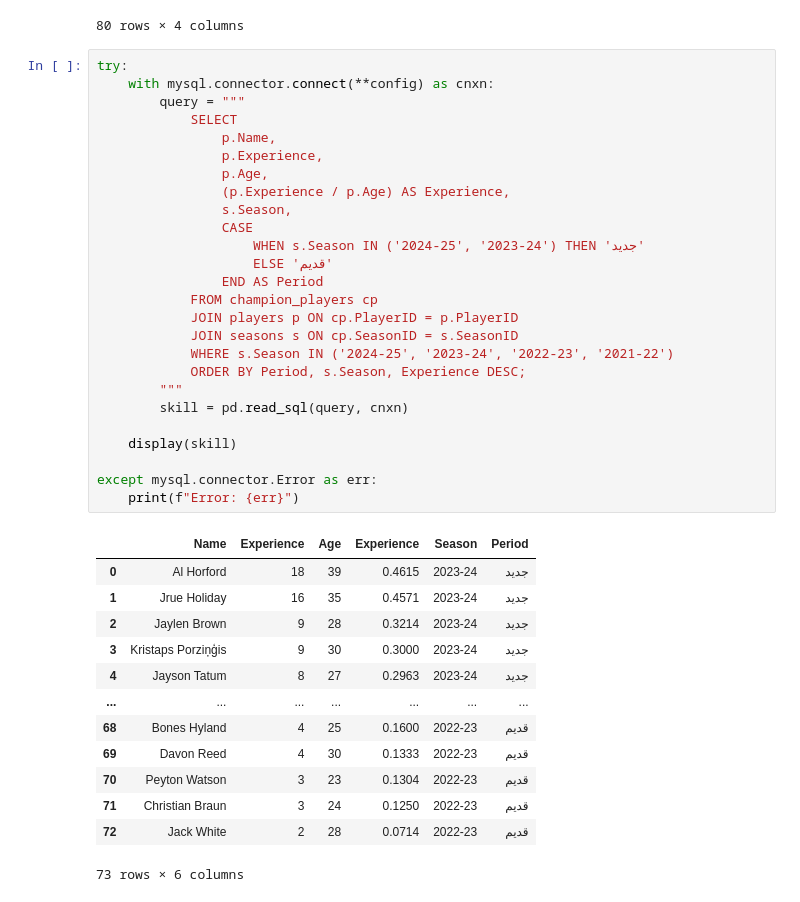
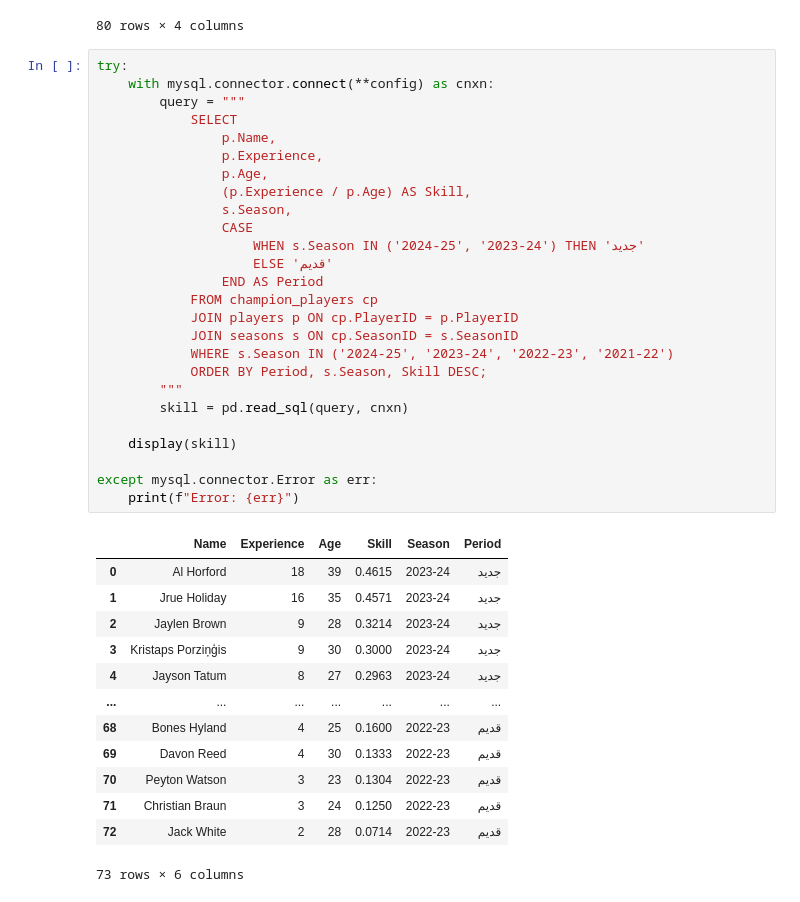
Before and after one commit to arashnaderi820-cyber/Basketball-Analytics-Quera, a Jupyter notebook: basketball2.ipynb, the cells around one changed output. Cells and saved outputs as stored; diff of their text form.

```diff
--- a/basketball2.ipynb
+++ b/basketball2.ipynb
@@ -630,31 +630,31 @@ except mysql.connector.Error as err:
 # %%
 try:
     with mysql.connector.connect(**config) as cnxn:
         query = """
             SELECT
                 p.Name,
                 p.Experience,
                 p.Age,
-                (p.Experience / p.Age) AS Experience,
+                (p.Experience / p.Age) AS Skill,
                 s.Season,
                 CASE
                     WHEN s.Season IN ('2024-25', '2023-24') THEN 'جدید'
                     ELSE 'قدیم'
                 END AS Period
             FROM champion_players cp
             JOIN players p ON cp.PlayerID = p.PlayerID
             JOIN seasons s ON cp.SeasonID = s.SeasonID
             WHERE s.Season IN ('2024-25', '2023-24', '2022-23', '2021-22')
-            ORDER BY Period, s.Season, Experience DESC;
+            ORDER BY Period, s.Season, Skill DESC;
         """
         skill = pd.read_sql(query, cnxn)
 
     display(skill)
 
 except mysql.connector.Error as err:
     print(f"Error: {err}")
 # %% [output]
-|  | Name | Experience | Age | Experience | Season | Period |
+|  | Name | Experience | Age | Skill | Season | Period |
 | 0 | Al Horford | 18 | 39 | 0.4615 | 2023-24 | جدید |
 | 1 | Jrue Holiday | 16 | 35 | 0.4571 | 2023-24 | جدید |
 | 2 | Jaylen Brown | 9 | 28 | 0.3214 | 2023-24 | جدید |
```
